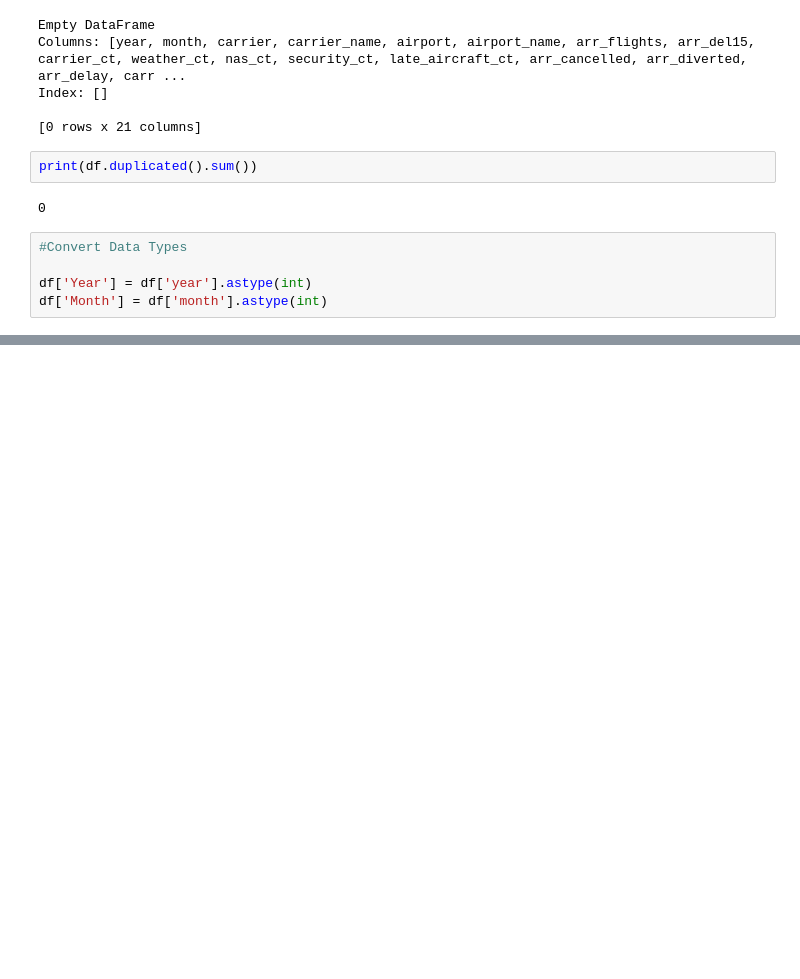
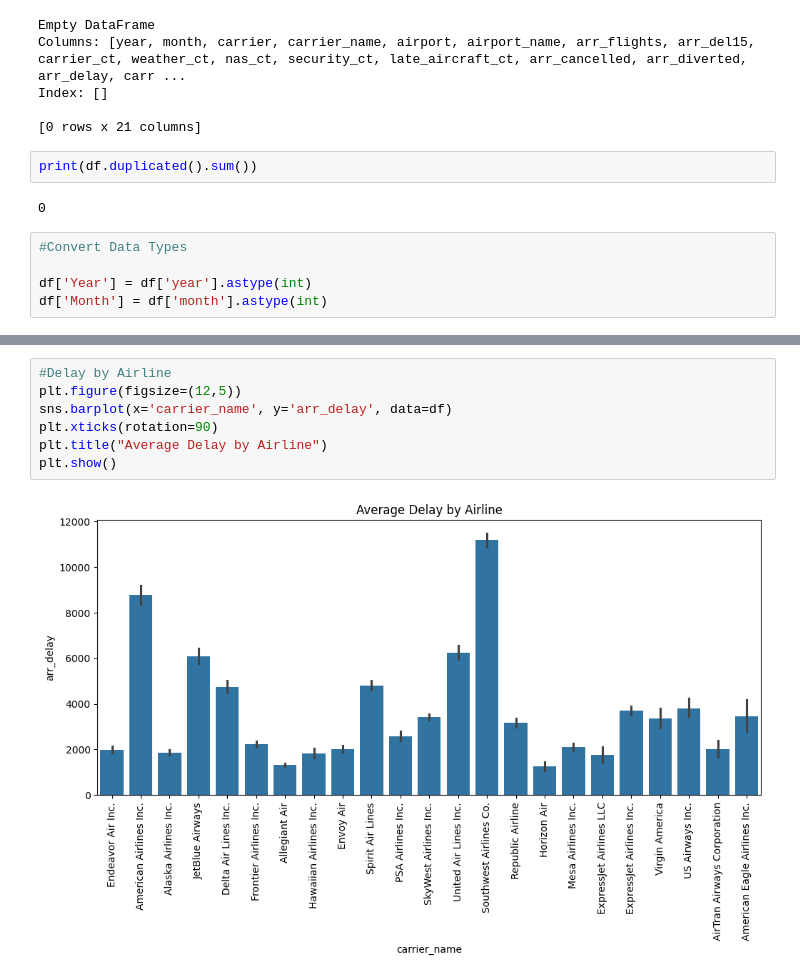
Before and after one commit to santoshkhadk/airline-delay-pipeline, a Jupyter notebook: notebook/airline-delay.ipynb, the cells around one changed output, grey strips where cells are left out. Drawn from its saved outputs; the diff is of its cells as text; blank space fills up the shorter version.

```diff
--- a/notebook/airline-delay.ipynb
+++ b/notebook/airline-delay.ipynb
@@ -85,0 +127,9 @@ KeyError: 'CarrierDelay'
+# %%
+#Delay by Airline
+plt.figure(figsize=(12,5))
+sns.barplot(x='carrier_name', y='arr_delay', data=df)
+plt.xticks(rotation=90)
+plt.title("Average Delay by Airline")
+plt.show()
+# %% [output]
+[figure, added]
```
Also changed, not shown: parts of 9 cells of this notebook.
